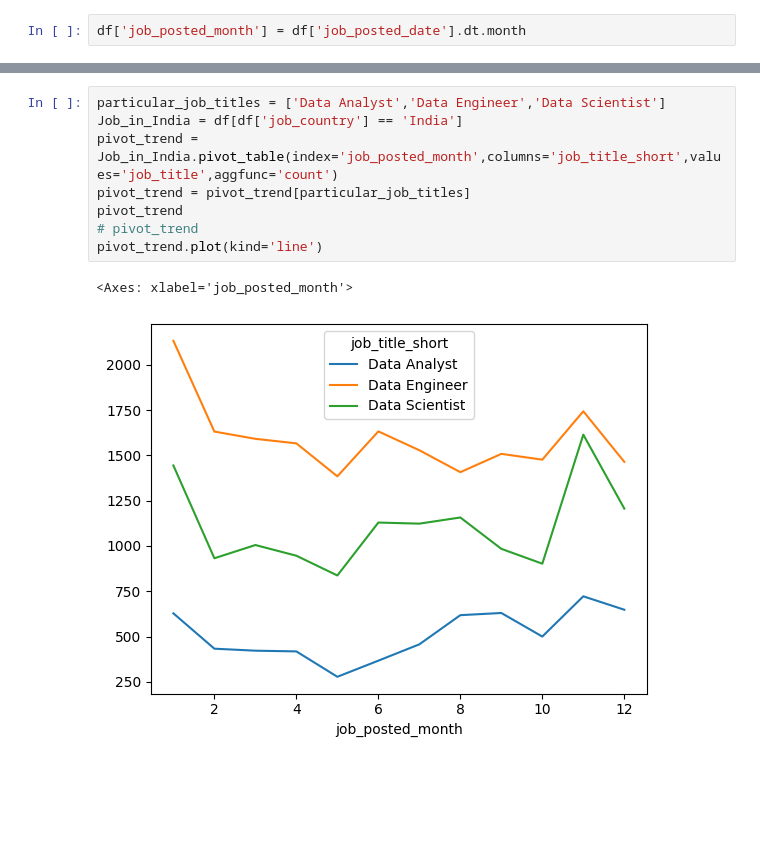
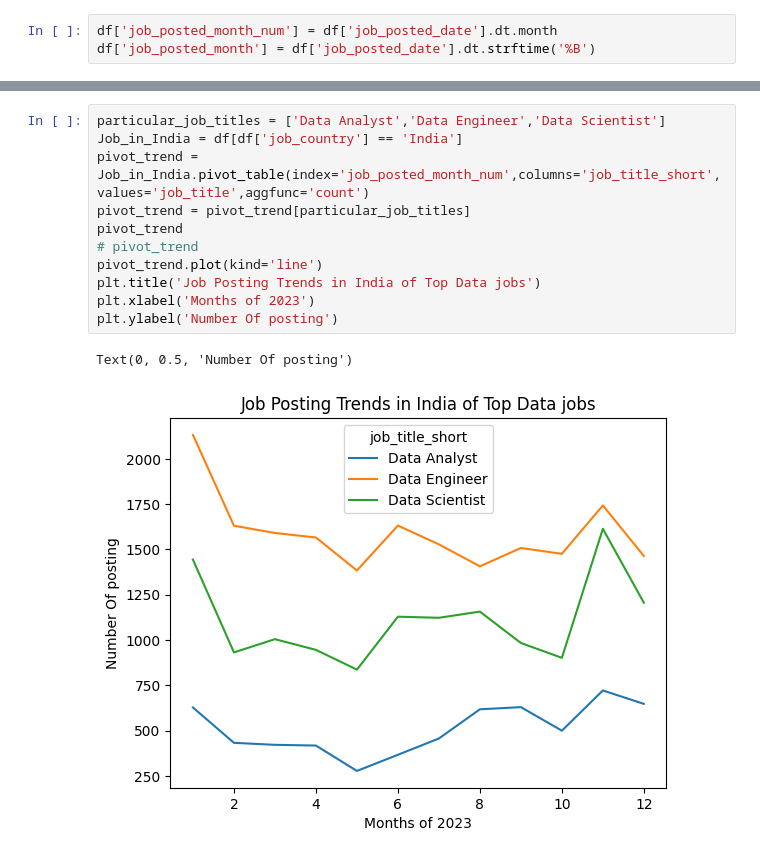
Before and after one commit to AnkitBalotiya/Python_learning, a Jupyter notebook: Advance_Python/5_monthly_job_posting_for_India.ipynb, the cells around one changed output, grey strips where cells are left out. Drawn from its saved outputs; the diff is of its cells as text; blank space fills up the shorter version.

```diff
--- a/Advance_Python/5_monthly_job_posting_for_India.ipynb
+++ b/Advance_Python/5_monthly_job_posting_for_India.ipynb
@@ -28,5 +28,6 @@ Data columns (total 17 columns):
 dtypes: bool(3), datetime64[ns](1), float64(2), object(11)
 memory usage: 86.2+ MB
 # %%
-df['job_posted_month'] = df['job_posted_date'].dt.month
+df['job_posted_month_num'] = df['job_posted_date'].dt.month
+df['job_posted_month'] = df['job_posted_date'].dt.strftime('%B')
 # %%
@@ -48,11 +49,14 @@ df[['job_posted_date','job_posted_month']].sort_values(by='job_posted_month',asc
 # %%
 particular_job_titles = ['Data Analyst','Data Engineer','Data Scientist']
 Job_in_India = df[df['job_country'] == 'India']
-pivot_trend = Job_in_India.pivot_table(index='job_posted_month',columns='job_title_short',values='job_title',aggfunc='count')
+pivot_trend = Job_in_India.pivot_table(index='job_posted_month_num',columns='job_title_short',values='job_title',aggfunc='count')
 pivot_trend = pivot_trend[particular_job_titles]
 pivot_trend
 # pivot_trend
 pivot_trend.plot(kind='line')
+plt.title('Job Posting Trends in India of Top Data jobs')
+plt.xlabel('Months of 2023')
+plt.ylabel('Number Of posting')
 # %% [output]
-<Axes: xlabel='job_posted_month'>
+Text(0, 0.5, 'Number Of posting')
-[figure, old version]
+[figure, new version]
```
Also changed, not shown: parts of 2 cells of this notebook, 4 other files.
